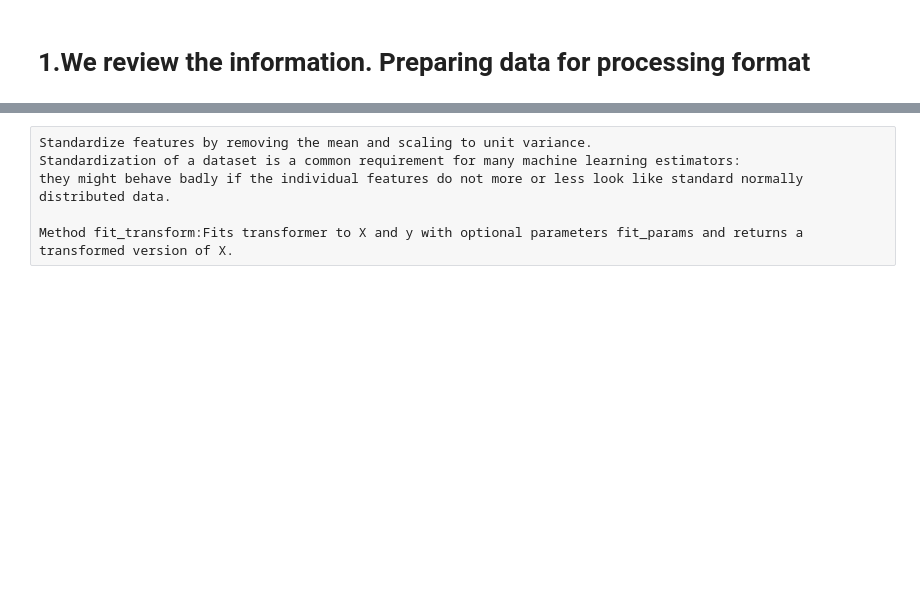
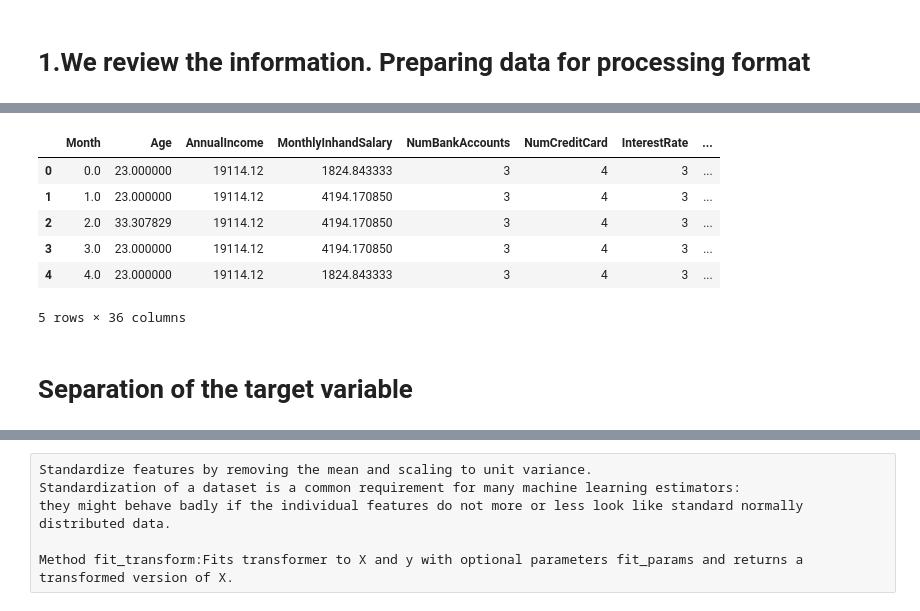
Before and after one commit to Vika99/Data_Science_course, a Jupyter notebook: CreditscoreclassificationProject1/Creditscoreclassification_1_DecisionTree_RandomForest.ipynb, the cells around one changed output, grey strips where cells are left out. Cells and saved outputs as stored; diff of their text form; code cells hidden in the pictures; blank space fills up the shorter version.

```diff
--- a/CreditscoreclassificationProject1/Creditscoreclassification_1_DecisionTree_RandomForest.ipynb
+++ b/CreditscoreclassificationProject1/Creditscoreclassification_1_DecisionTree_RandomForest.ipynb
@@ -23,2 +38,2 @@ df = df.drop(['CustomerID','ID','Name','TypeofLoan','SSN'], axis = 1)
 # %%
-df = pp.myPipe.transform(df)
+df_ = pp.myPipe.transform(df_)
@@ -41 +40,13 @@ df
+# %%
+df_.head()
+# %% [output]
+|  | Month | Age | AnnualIncome | MonthlyInhandSalary | NumBankAccounts | NumCreditCard | InterestRate | ... |
+| 0 | 0.0 | 23.000000 | 19114.12 | 1824.843333 | 3 | 4 | 3 | ... |
+| 1 | 1.0 | 23.000000 | 19114.12 | 4194.170850 | 3 | 4 | 3 | ... |
+| 2 | 2.0 | 33.307829 | 19114.12 | 4194.170850 | 3 | 4 | 3 | ... |
+| 3 | 3.0 | 23.000000 | 19114.12 | 4194.170850 | 3 | 4 | 3 | ... |
+| 4 | 4.0 | 23.000000 | 19114.12 | 1824.843333 | 3 | 4 | 3 | ... |
+5 rows × 36 columns
+# %% [markdown]
+# Separation of the target variable
 # %%
```
Also changed, not shown: parts of 19 cells of this notebook, 20 other files.
